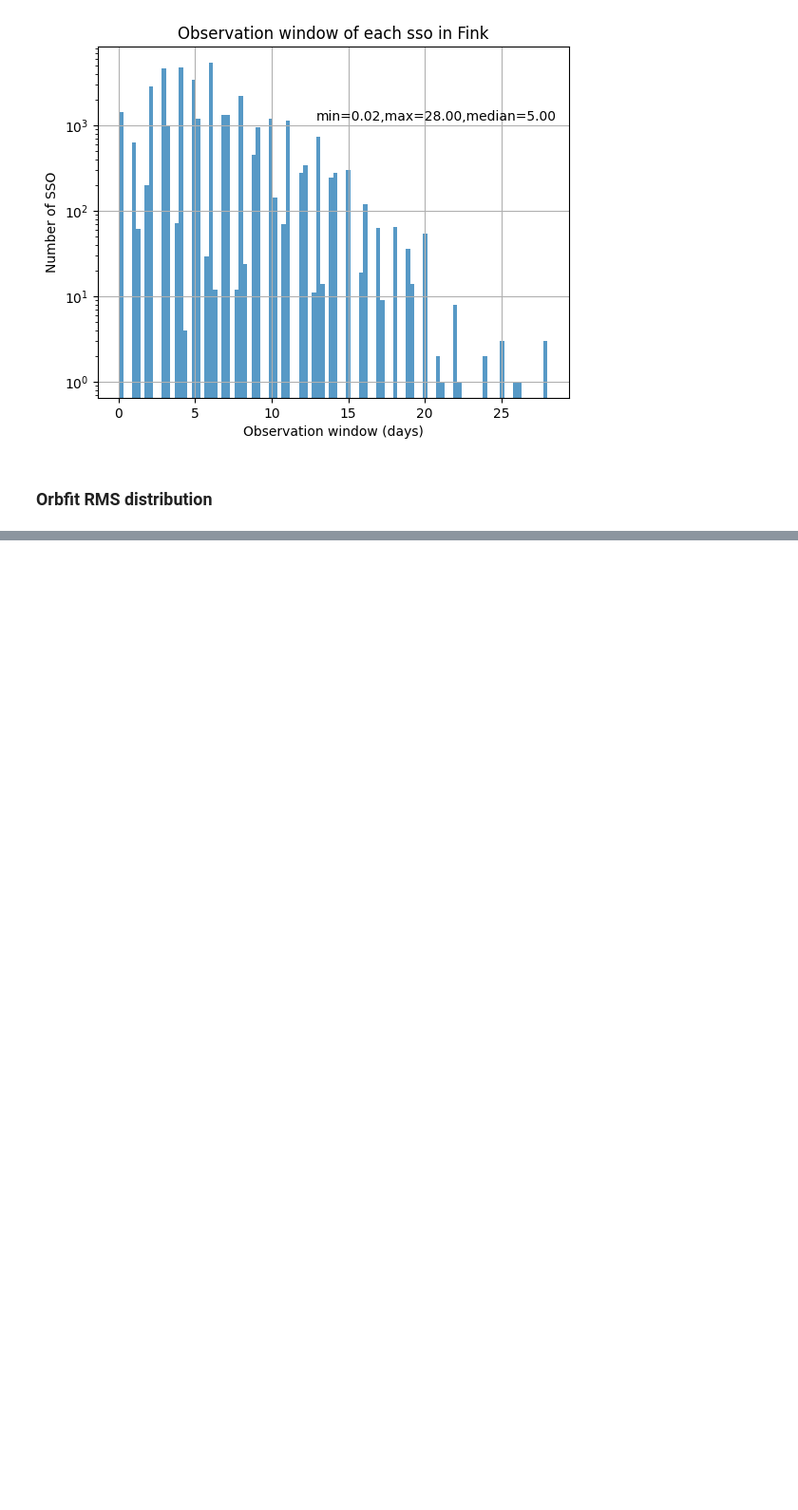
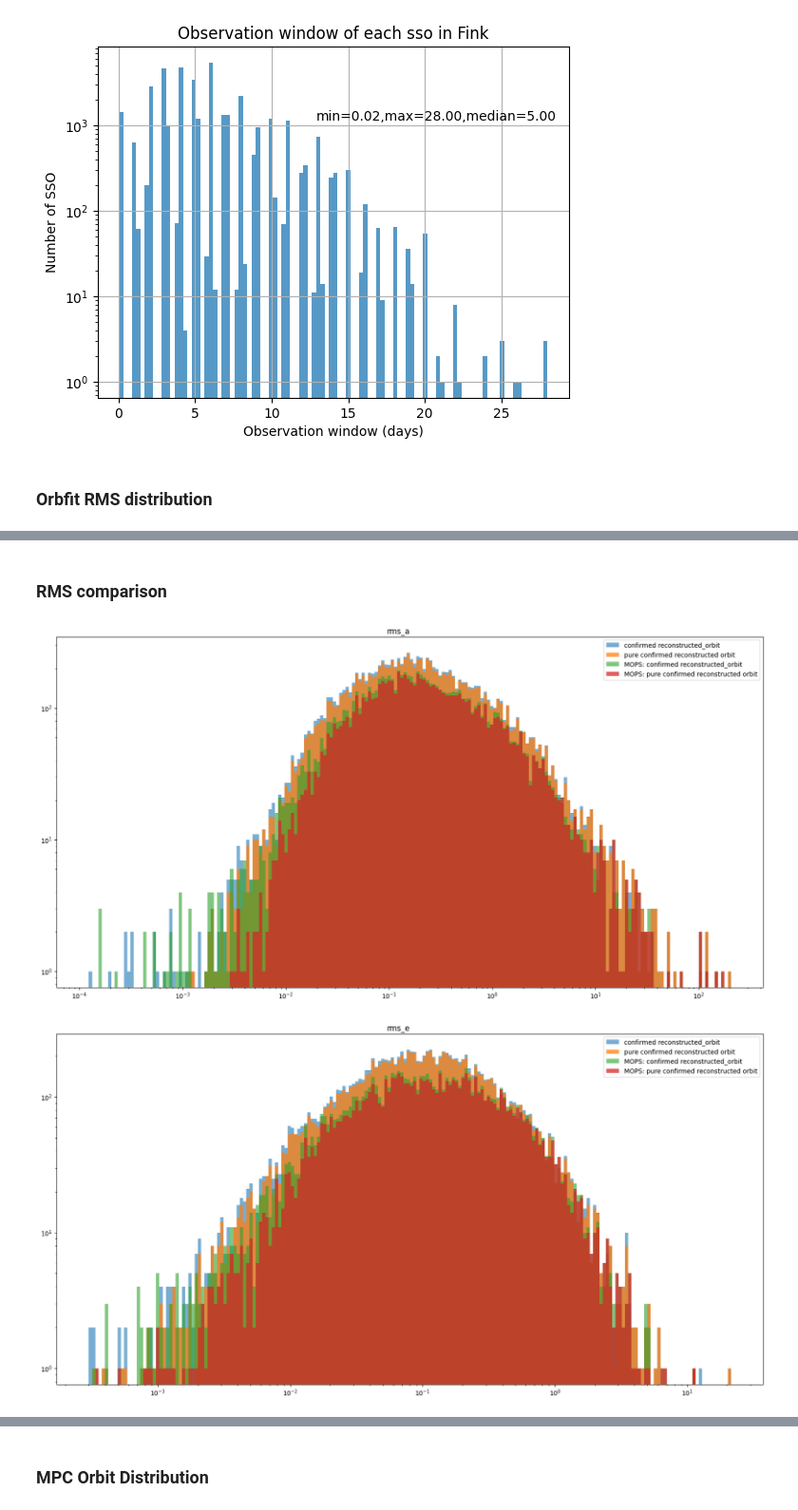
Before and after one commit to FusRoman/fink-fat, a Jupyter notebook: notebook/results_analysis/confirmed_fink_fat.ipynb, the cells around one changed output, grey strips where cells are left out. Shown at 95% size. Drawn from its saved outputs; the diff is of its cells as text; code cells hidden in the pictures; blank space fills up the shorter version.

```diff
--- a/notebook/results_analysis/confirmed_fink_fat.ipynb
+++ b/notebook/results_analysis/confirmed_fink_fat.ipynb
@@ -124,0 +82,7 @@ for rms in ['rms_a', 'rms_e', 'rms_i', 'rms_long. node', 'rms_arg. peric', 'rms_
+# %% [markdown]
+### RMS comparison
+# %%
+u.plot_rms_distribution(reconstructed_orbit, reconstructed_trajectory, reconstructed_orbit_mops, reconstructed_trajectory_mops)
+# %% [output]
+[figure, added]
+[figure, added]
@@ -124,0 +93,2 @@ for rms in ['rms_a', 'rms_e', 'rms_i', 'rms_long. node', 'rms_arg. peric', 'rms_
+# %% [markdown]
+### MPC Orbit Distribution
```
Also changed, not shown: parts of 28 cells of this notebook, 4 other files.
